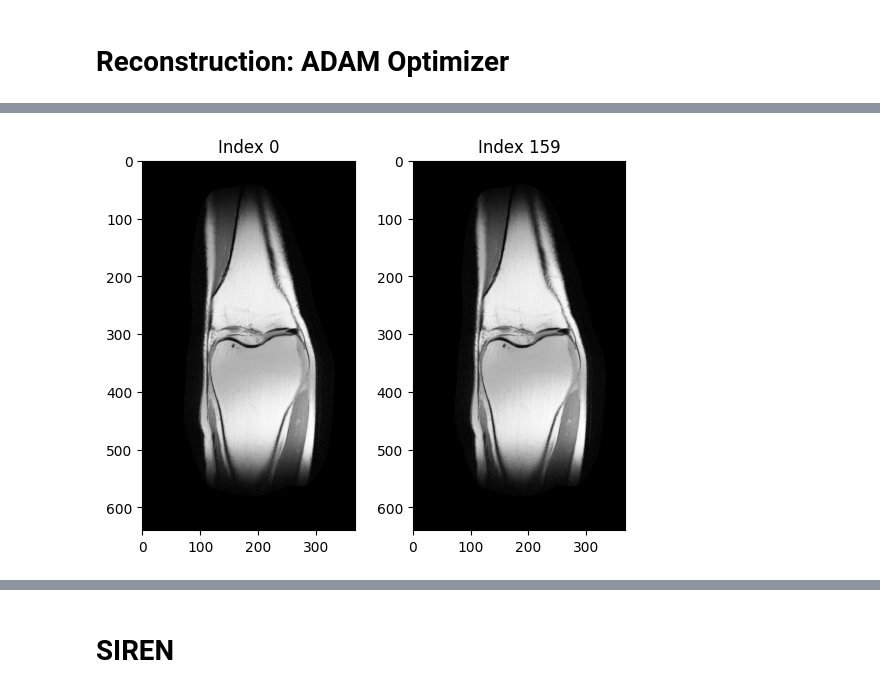
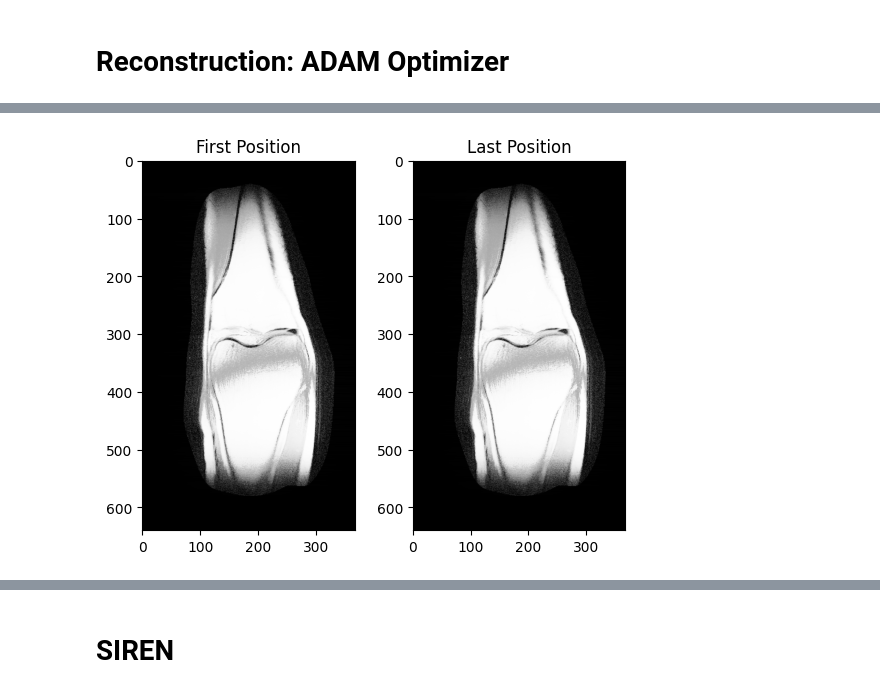
Before and after one commit to gRox167/ese5934_project, a Jupyter notebook: framework_Rezwana_Modified.ipynb, the cells around one changed output, grey strips where cells are left out. Cells and saved outputs as stored; diff of their text form; code cells hidden in the pictures.

```diff
--- a/framework_Rezwana_Modified.ipynb
+++ b/framework_Rezwana_Modified.ipynb
@@ -220,8 +223,9 @@ params, image_list_ADAM= reconstruct(
     masked_kspace,
     csm,
     mask,
+    alpha=0.005,
     optimizer=optimizer,
-    iterations=8000,
+    iterations=400,#8000
     device=torch.device("cpu"),
 )#device=torch.device("cuda")--Try to use it for my server--x should be the inverse fourier transform of y for the initialization
 # %% [output]
@@ -272,16 +287,18 @@ for i, image in enumerate(image_list_ADAM):
 # %%
 import matplotlib.pyplot as plt
 
 # Plot the first figure of index 0
 plt.subplot(1, 2, 1)
 plt.imshow(complex_abs(image_list_ADAM[0]), cmap="gray")
-plt.title("Index 0")
+#plt.title("Index 0")
+plt.title("First Position")
 
 # Plot the last figure of index 159
 plt.subplot(1, 2, 2)
 plt.imshow(complex_abs(image_list_ADAM[-1]), cmap="gray")
-plt.title("Index 159")
+#plt.title("Index 159")
+plt.title("Last Position")
 
 plt.show()
 # %% [output]
-[figure, old version]
+[figure, new version]
```
Also changed, not shown: parts of 26 cells of this notebook.
